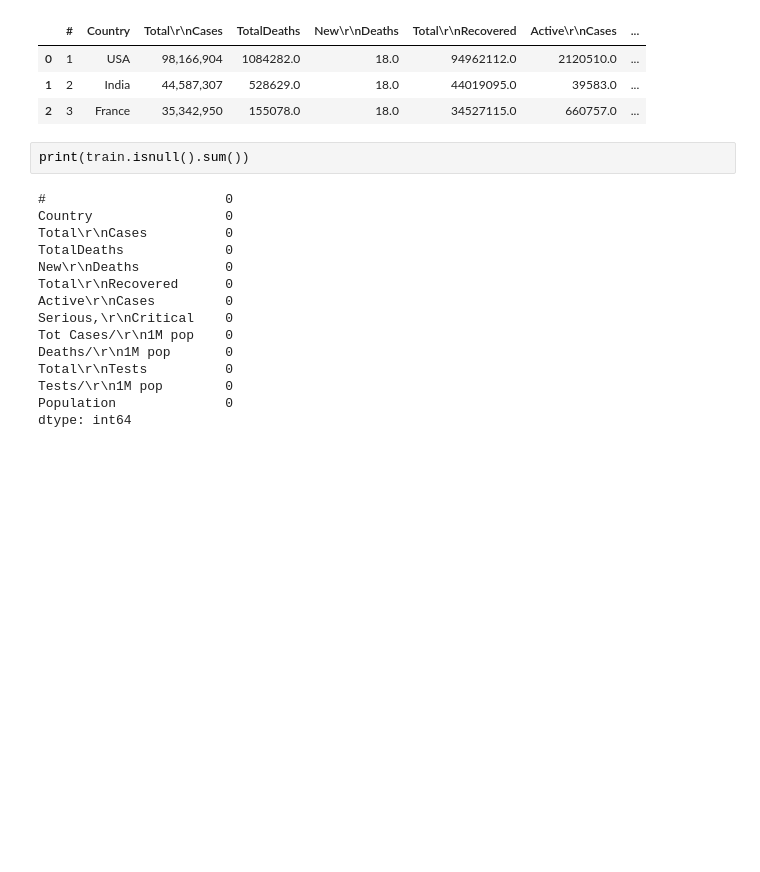
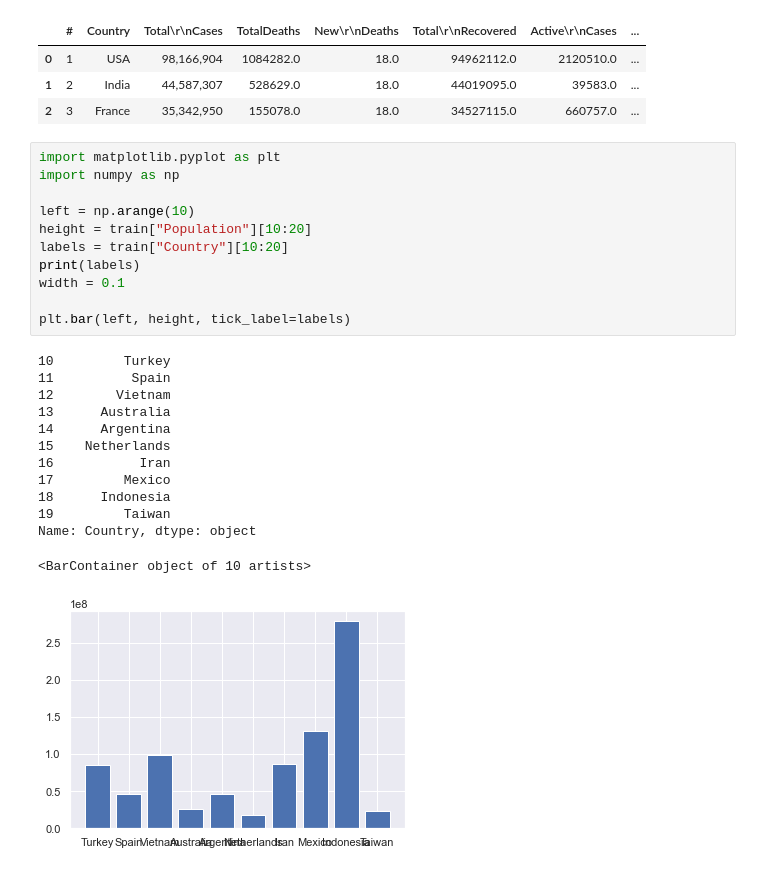
Before and after one commit to tom1236908745/covid-19, a Jupyter notebook: Untitled.ipynb, the cells around one changed output. Cells and saved outputs as stored; diff of their text form; blank space fills up the shorter version.

```diff
--- a/Untitled.ipynb
+++ b/Untitled.ipynb
@@ -627,20 +627,28 @@ train.head(3)
 | 0 | 1 | USA | 98,166,904 | 1084282.0 | 18.0 | 94962112.0 | 2120510.0 | ... |
 | 1 | 2 | India | 44,587,307 | 528629.0 | 18.0 | 44019095.0 | 39583.0 | ... |
 | 2 | 3 | France | 35,342,950 | 155078.0 | 18.0 | 34527115.0 | 660757.0 | ... |
-# %%
-print(train.isnull().sum())
-# %% [output]
-#                       0
-Country                 0
-Total\r\nCases          0
-TotalDeaths             0
-New\r\nDeaths           0
-Total\r\nRecovered      0
-Active\r\nCases         0
-Serious,\r\nCritical    0
-Tot Cases/\r\n1M pop    0
-Deaths/\r\n1M pop       0
-Total\r\nTests          0
-Tests/\r\n1M pop        0
-Population              0
-dtype: int64
+# %%
+import matplotlib.pyplot as plt
+import numpy as np
+
+left = np.arange(10)
+height = train["Population"][10:20]
+labels = train["Country"][10:20]
+print(labels)
+width = 0.1
+
+plt.bar(left, height, tick_label=labels)
+# %% [output]
+10         Turkey
+11          Spain
+12        Vietnam
+13      Australia
+14      Argentina
+15    Netherlands
+16           Iran
+17         Mexico
+18      Indonesia
+19         Taiwan
+Name: Country, dtype: object
+<BarContainer object of 10 artists>
+[figure, added]
```
Also changed, not shown: parts of 2 cells of this notebook.
